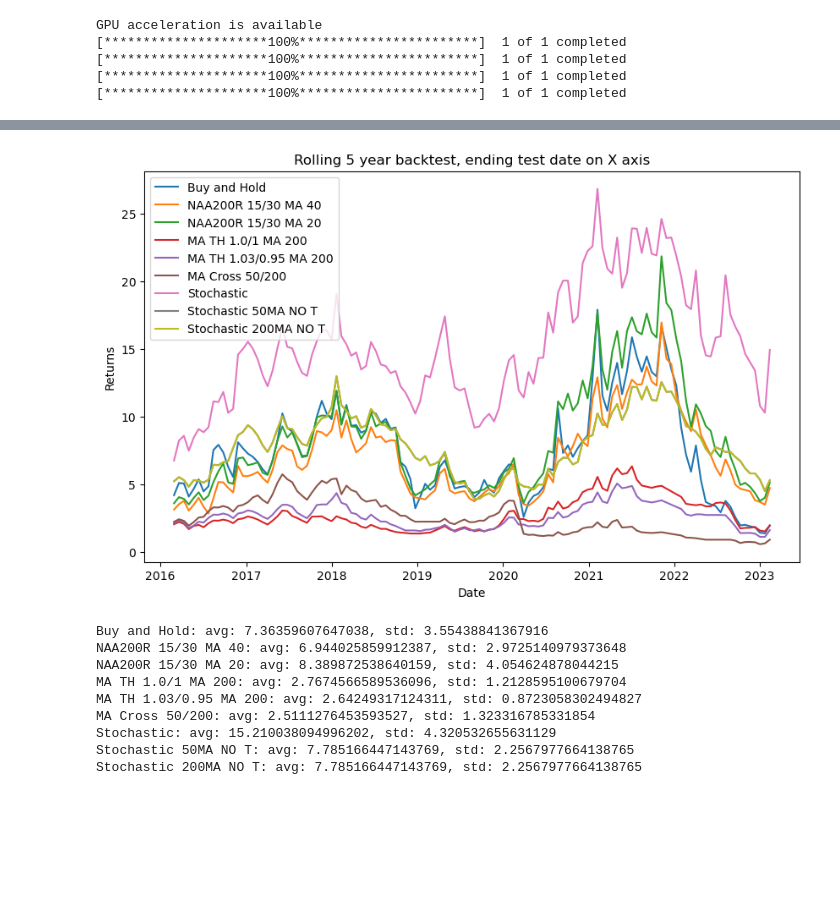
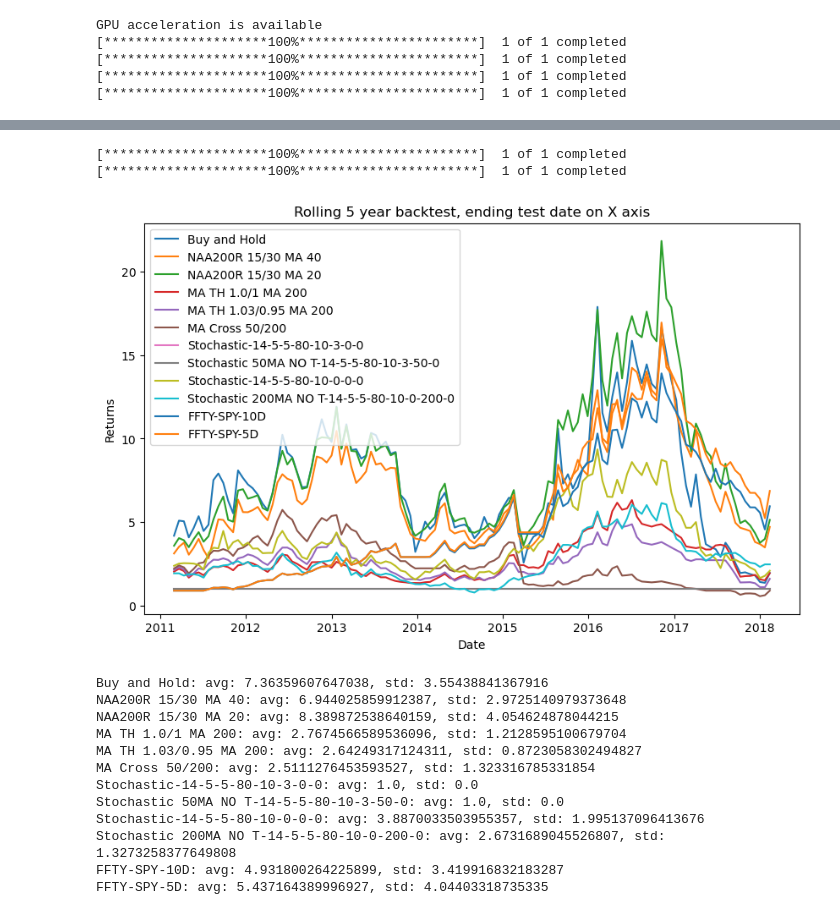
Before and after one commit to sylviawusyl/backtesting, a Jupyter notebook: sliding_years_return.ipynb, the cells around one changed output, grey strips where cells are left out. Saved outputs shown, nothing was run; the diff lists cells and outputs as text; code cells hidden in the pictures; blank space fills up the shorter version.

```diff
--- a/sliding_years_return.ipynb
+++ b/sliding_years_return.ipynb
@@ -91,4 +129,4 @@ bts.append([stochastic_strategy_result, stochastic_strategy.name])
 # %%
-stochastic_50ma_strategy = ab.StochasticCross('Stochastic 50MA NO T',14, 5, 5, 80, 10, var=3, ma_notrade=200)
+stochastic_50ma_strategy = ab.StochasticCross('Stochastic 50MA NO T',14, 5, 5, 80, 10, var=0, ma_notrade=50)
 stochastic_50ma_strategy_result = sliding_test(ticker, [tqqq, tqqq_weekly], stochastic_50ma_strategy, window, inc, test_sd,test_ed, True)
 bts.append([stochastic_50ma_strategy_result, stochastic_50ma_strategy.name])
@@ -95,4 +151,4 @@ bts.append([stochastic_50ma_strategy_result, stochastic_50ma_strategy.name])
 # %%
-stochastic_200ma_strategy = ab.StochasticCross('Stochastic 200MA NO T',14, 5, 5, 80, 10, var=3 ma_notrade=200)
+stochastic_200ma_strategy = ab.StochasticCross('Stochastic 200MA NO T',14, 5, 5, 80, 10, var=0, ma_notrade=200)
 stochastic_200ma_strategy_result = sliding_test(ticker, [tqqq, tqqq_weekly], stochastic_200ma_strategy, window, inc, test_sd,test_ed, True)
 bts.append([stochastic_200ma_strategy_result, stochastic_200ma_strategy.name])
@@ -99,29 +173,47 @@ bts.append([stochastic_200ma_strategy_result, stochastic_200ma_strategy.name])
+# %%
+ffty= ab.StockData('FFTY')
+ffty.get_data_from_yfinance('FFTY', sd, ed)
+spy = ab.StockData('SPY')
+spy.get_data_from_yfinance('SPY', sd, ed)
+
+fftyspy_stg = ab.fftyspy_stg('FFTY-SPY-10D')
+fftyspy_stg_result = sliding_test(ticker, [ffty, spy], fftyspy_stg, window, inc, test_sd,test_ed, True)
+bts.append([fftyspy_stg_result, fftyspy_stg.name])
+# %% [output]
+[*********************100%***********************]  1 of 1 completed
+[*********************100%***********************]  1 of 1 completed
+# %%
+fftyspy_stg = ab.fftyspy_stg('FFTY-SPY-5D', ffty_sell_threshold = 0.95, ffty_buy_threshold = 1.02,
+                 spy_consecutive_buy_threshold = 1, spy_consecutive_days = 5,
+                 spy_max_off_new_high_pct = -0.2)
+fftyspy_stg_result = sliding_test(ticker, [ffty, spy], fftyspy_stg, window, inc, test_sd,test_ed, True)
+bts.append([fftyspy_stg_result, fftyspy_stg.name])
 # %%
 import matplotlib.pyplot as plt
 
 def plot_bt(backtests):
     fig, ax = plt.subplots(figsize=(10, 6))
 
     for bt in backtests:
         dates = [x[0] for x in bt[0]]
-        returns = [x[1] for x in bt[0]]
+        returns = [x[2] for x in bt[0]]
         label = bt[1]
 
         ax.plot(dates, returns, label=label)
 
     ax.legend(loc='upper left')
     ax.set_xlabel('Date')
     ax.set_ylabel('Returns')
     ax.set_title('Rolling 5 year backtest, ending test date on X axis')
     plt.show()
 plot_bt(bts)
 # %% [output]
-[figure, old version]
+[figure, new version]
 # %%
 import numpy as np
 #calculat the avg and std of the results
 def calc_avg_std(bt):
-    returns = [x[1] for x in bt]
+    returns = [x[2] for x in bt]
     return np.mean(returns), np.std(returns)
 
 for bt in bts:
@@ -134,6 +226,9 @@ NAA200R 15/30 MA 20: avg: 8.389872538640159, std: 4.054624878044215
 MA TH 1.0/1 MA 200: avg: 2.7674566589536096, std: 1.2128595100679704
 MA TH 1.03/0.95 MA 200: avg: 2.64249317124311, std: 0.8723058302494827
 MA Cross 50/200: avg: 2.5111276453593527, std: 1.323316785331854
-Stochastic: avg: 15.210038094996202, std: 4.320532655631129
-Stochastic 50MA NO T: avg: 7.785166447143769, std: 2.2567977664138765
-Stochastic 200MA NO T: avg: 7.785166447143769, std: 2.2567977664138765
+Stochastic-14-5-5-80-10-3-0-0: avg: 1.0, std: 0.0
+Stochastic 50MA NO T-14-5-5-80-10-3-50-0: avg: 1.0, std: 0.0
+Stochastic-14-5-5-80-10-0-0-0: avg: 3.8870033503955357, std: 1.995137096413676
+Stochastic 200MA NO T-14-5-5-80-10-0-200-0: avg: 2.6731689045526807, std: 1.3273258377649808
+FFTY-SPY-10D: avg: 4.931800264225899, std: 3.419916832183287
+FFTY-SPY-5D: avg: 5.437164389996927, std: 4.04403318735335
```
Also changed, not shown: parts of 5 cells of this notebook, 3 other files.
